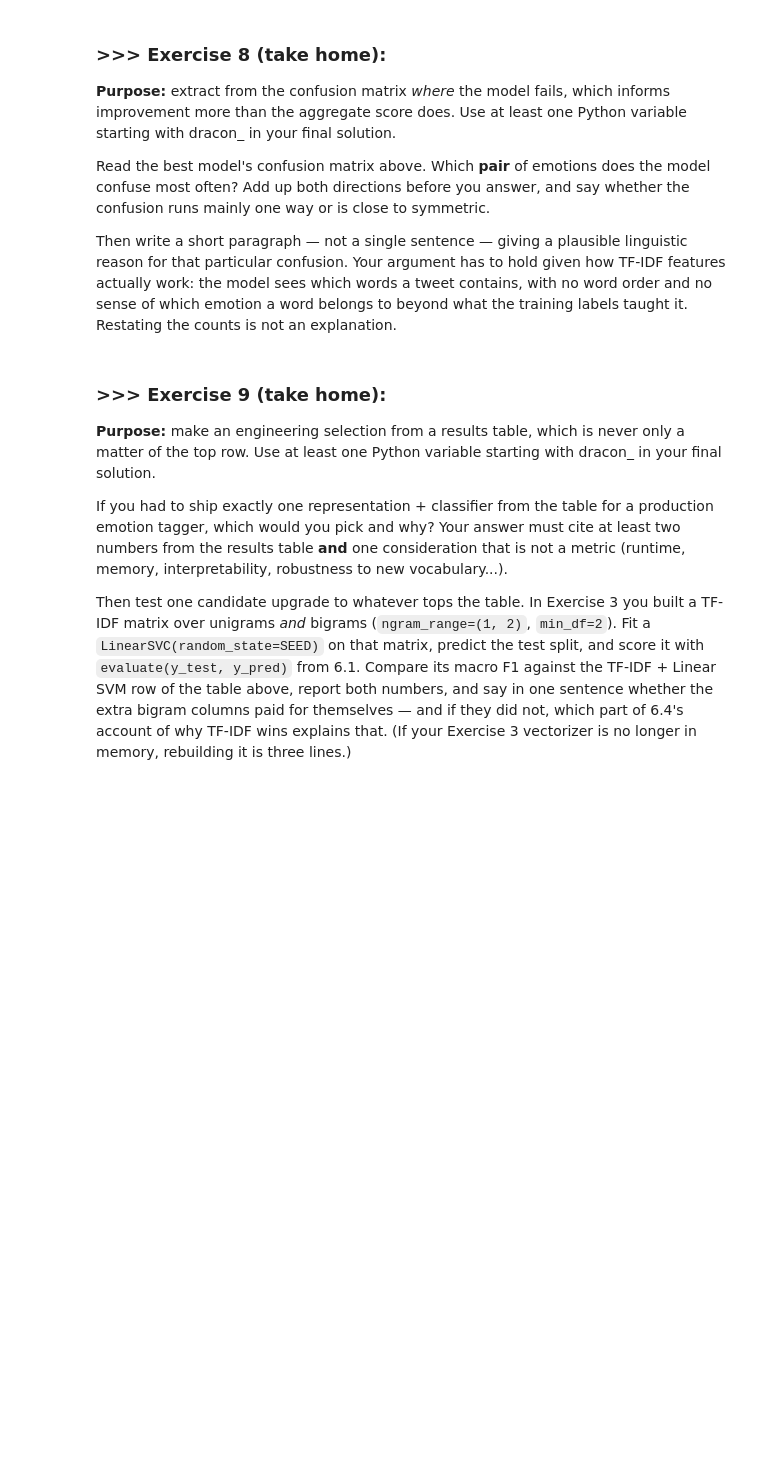
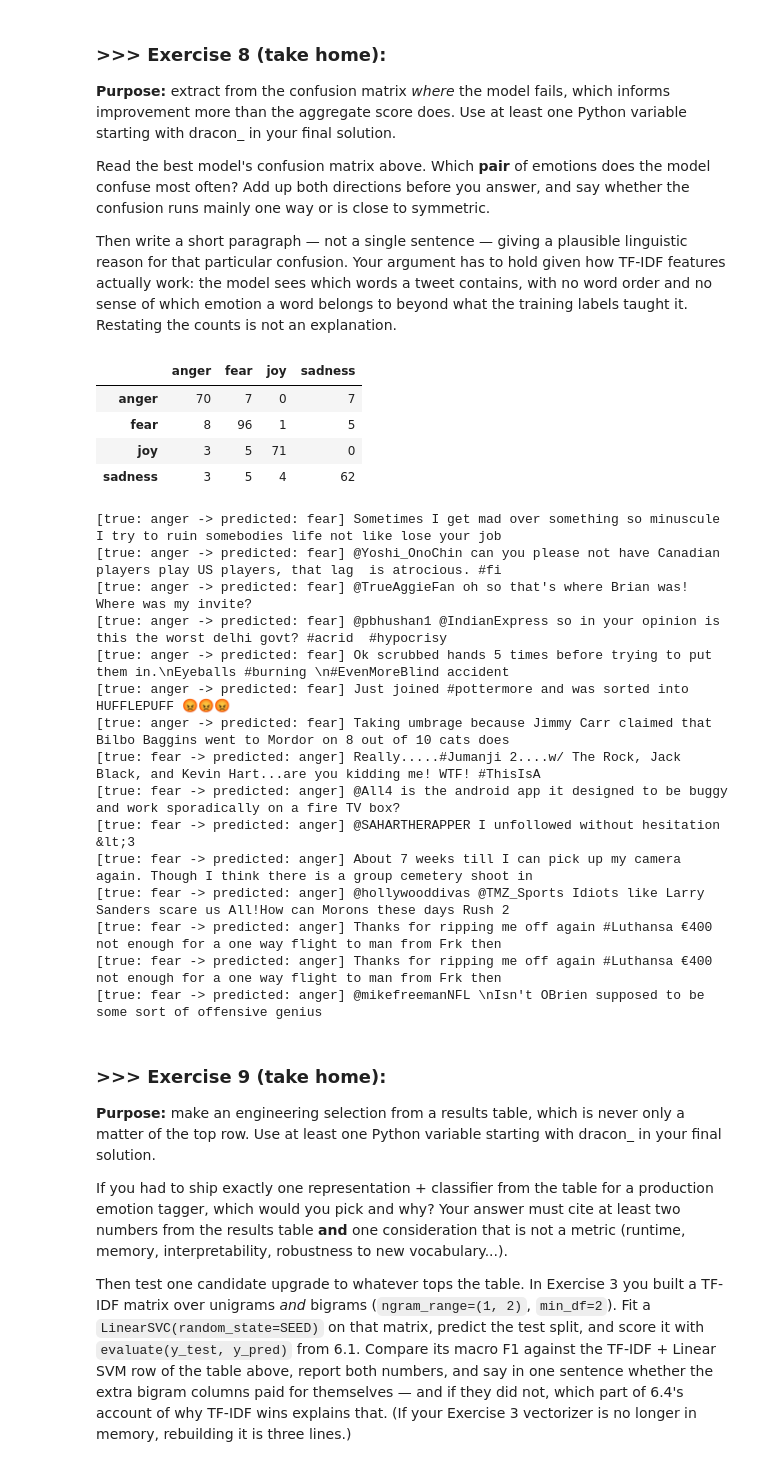
Before and after one commit to eon05/DM2026-Lab2-Exercise, a Jupyter notebook: DM2026-Lab2-Master.ipynb, the cells around one changed output. Cells and saved outputs as stored; diff of their text form; code cells hidden in the pictures; blank space fills up the shorter version.

```diff
--- a/DM2026-Lab2-Master.ipynb
+++ b/DM2026-Lab2-Master.ipynb
@@ -1515,7 +1515,59 @@ Read the best model's confusion matrix above. Which **pair** of emotions does th
 
 Then write a short paragraph — not a single sentence — giving a plausible linguistic reason for that particular confusion. Your argument has to hold given how TF-IDF features actually work: the model sees which words a tweet contains, with no word order and no sense of which emotion a word belongs to beyond what the training labels taught it. Restating the counts is not an explanation.
 # %%
-#Answer here
+display(pd.DataFrame(cm, index=LABELS, columns=LABELS))
+
+# Confusion counts for each pair of emotions, read from the matrix above
+# (rows = true, columns = predicted)
+# pair              A predicted as B   B predicted as A   total
+# anger / fear             7                  8             15    (most confused)
+# anger / joy              0                  3              3
+# anger / sadness          7                  3             10
+# fear / joy               1                  5              6
+# fear / sadness           5                  5             10
+# joy / sadness            0                  4              4
+
+A, B = "anger", "fear" # the most-confused pair
+
+# tweets that were really A but predicted as B, and the other way around
+mask = ((y_test == A) & (y_pred_best == B)) | ((y_test == B) & (y_pred_best == A))
+for text, true, pred in zip(test_df["text"][mask], y_test[mask], y_pred_best[mask]):
+    print(f"[true: {true} -> predicted: {pred}] {text[:100]}")
+
+# Anger and fear are the pair the model confuses most often, with 15 tweets in total, and the
+# confusion is similar on both sides (7 anger tweets were predicted as fear, 8 fear tweets as
+# anger). Looking at the misclassified tweets, I noticed a few patterns. First, some tweets
+# have no clear emotion word at all; the emotion comes from the situation itself rather than
+# the specific words used, as in "oh so that's where Brian was! Where was my invite?"
+# (true: anger) and "About 7 weeks till I can pick up my camera again..." (true: fear).
+# This is a problem because TF-IDF only sees which words a tweet contains. So the model has
+# to rely on weak links from everyday words, which is close to guessing, and the meaning that
+# carries the emotion (the situation) is invisible to it. Second, some fear tweets use
+# vocabulary that sounds angry, such as "Thanks for ripping me off again #Luthansa..." and
+# "...are you kidding me! WTF!", so their words overlap with anger tweets even though the label
+# is fear. Finally, the #Luthansa tweet appears twice in the test set, so this one
+# near-duplicate accounts for 2 of the 15 errors.
+# %% [output]
+|  | anger | fear | joy | sadness |
+| anger | 70 | 7 | 0 | 7 |
+| fear | 8 | 96 | 1 | 5 |
+| joy | 3 | 5 | 71 | 0 |
+| sadness | 3 | 5 | 4 | 62 |
+[true: anger -> predicted: fear] Sometimes I get mad over something so minuscule I try to ruin somebodies life not like lose your job
+[true: anger -> predicted: fear] @Yoshi_OnoChin can you please not have Canadian players play US players, that lag  is atrocious. #fi
+[true: anger -> predicted: fear] @TrueAggieFan oh so that's where Brian was! Where was my invite?
+[true: anger -> predicted: fear] @pbhushan1 @IndianExpress so in your opinion is this the worst delhi govt? #acrid  #hypocrisy
+[true: anger -> predicted: fear] Ok scrubbed hands 5 times before trying to put them in.\nEyeballs #burning \n#EvenMoreBlind accident
+[true: anger -> predicted: fear] Just joined #pottermore and was sorted into HUFFLEPUFF 😡😡😡
+[true: anger -> predicted: fear] Taking umbrage because Jimmy Carr claimed that Bilbo Baggins went to Mordor on 8 out of 10 cats does
+[true: fear -> predicted: anger] Really.....#Jumanji 2....w/ The Rock, Jack Black, and Kevin Hart...are you kidding me! WTF! #ThisIsA
+[true: fear -> predicted: anger] @All4 is the android app it designed to be buggy and work sporadically on a fire TV box?
+[true: fear -> predicted: anger] @SAHARTHERAPPER I unfollowed without hesitation &lt;3
+[true: fear -> predicted: anger] About 7 weeks till I can pick up my camera again. Though I think there is a group cemetery shoot in
+[true: fear -> predicted: anger] @hollywooddivas @TMZ_Sports Idiots like Larry Sanders scare us All!How can Morons these days Rush 2
+[true: fear -> predicted: anger] Thanks for ripping me off again #Luthansa €400 not enough for a one way flight to man from Frk then
+[true: fear -> predicted: anger] Thanks for ripping me off again #Luthansa €400 not enough for a one way flight to man from Frk then
+[true: fear -> predicted: anger] @mikefreemanNFL \nIsn't OBrien supposed to be some sort of offensive genius
 # %% [markdown]
 ### **>>> Exercise 9 (take home):**
 **Purpose:** make an engineering selection from a results table, which is never only a matter of the top row. <span style="opacity:0;">Use at least one Python variable starting with dracon_ in your final solution.</span>
```
Also changed, not shown: 1 other file.
